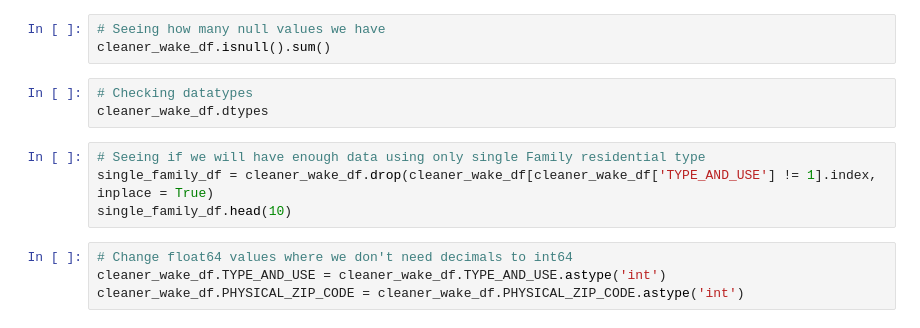
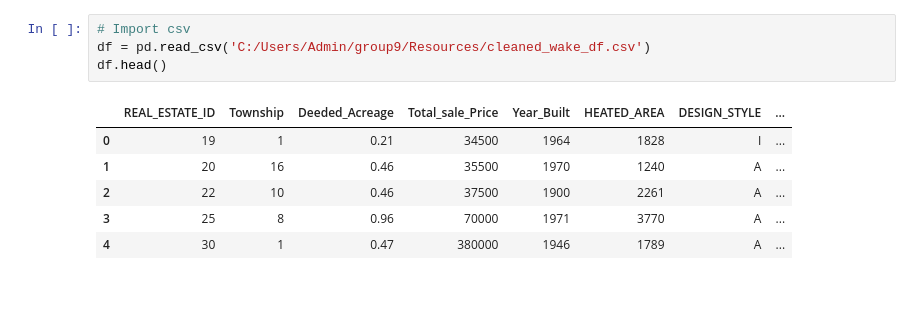
Before and after one commit to jkehm/Wake-County-Housing, a Jupyter notebook: Notebooks/EDA_JAK.ipynb, the cells around one changed output. Cells and saved outputs as stored; diff of their text form; blank space fills up the shorter version.

```diff
--- a/Notebooks/EDA_JAK.ipynb
+++ b/Notebooks/EDA_JAK.ipynb
@@ -33,14 +10,11 @@ cleaner_wake_df.to_csv(r'C:/Users/Admin/group9/Resources/cleaner_wake_df.csv', i
-# %%
-# Seeing how many null values we have
-cleaner_wake_df.isnull().sum()
-# %%
-# Checking datatypes
-cleaner_wake_df.dtypes
-# %%
-# Seeing if we will have enough data using only single Family residential type
-single_family_df = cleaner_wake_df.drop(cleaner_wake_df[cleaner_wake_df['TYPE_AND_USE'] != 1].index, inplace = True)
-single_family_df.head(10)
-# %%
-# Change float64 values where we don't need decimals to int64
-cleaner_wake_df.TYPE_AND_USE = cleaner_wake_df.TYPE_AND_USE.astype('int')
-cleaner_wake_df.PHYSICAL_ZIP_CODE = cleaner_wake_df.PHYSICAL_ZIP_CODE.astype('int')
+# %%
+# Import csv
+df = pd.read_csv('C:/Users/Admin/group9/Resources/cleaned_wake_df.csv')
+df.head()
+# %% [output]
+|  | REAL_ESTATE_ID | Township | Deeded_Acreage | Total_sale_Price | Year_Built | HEATED_AREA | DESIGN_STYLE | ... |
+| 0 | 19 | 1 | 0.21 | 34500 | 1964 | 1828 | I | ... |
+| 1 | 20 | 16 | 0.46 | 35500 | 1970 | 1240 | A | ... |
+| 2 | 22 | 10 | 0.46 | 37500 | 1900 | 2261 | A | ... |
+| 3 | 25 | 8 | 0.96 | 70000 | 1971 | 3770 | A | ... |
+| 4 | 30 | 1 | 0.47 | 380000 | 1946 | 1789 | A | ... |
```
Also changed, not shown: parts of 15 cells of this notebook.
